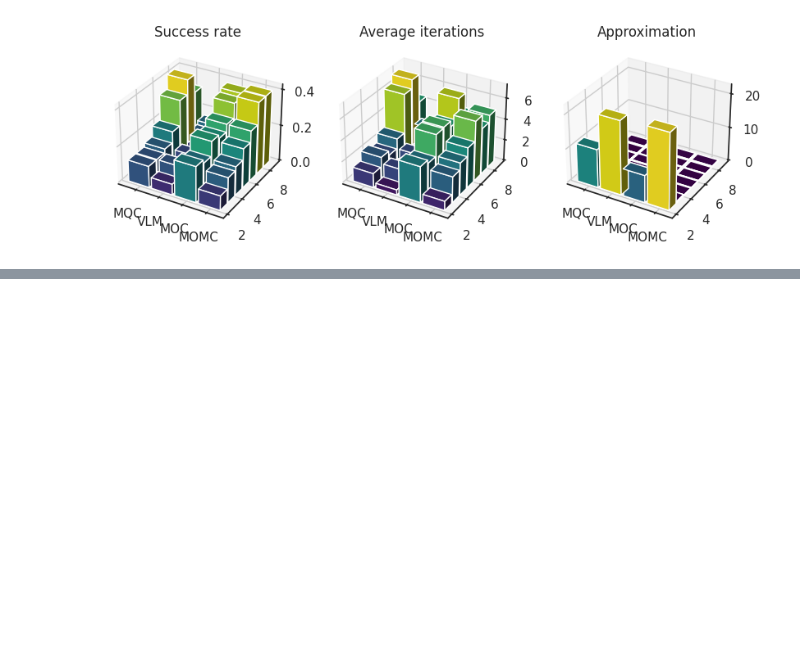
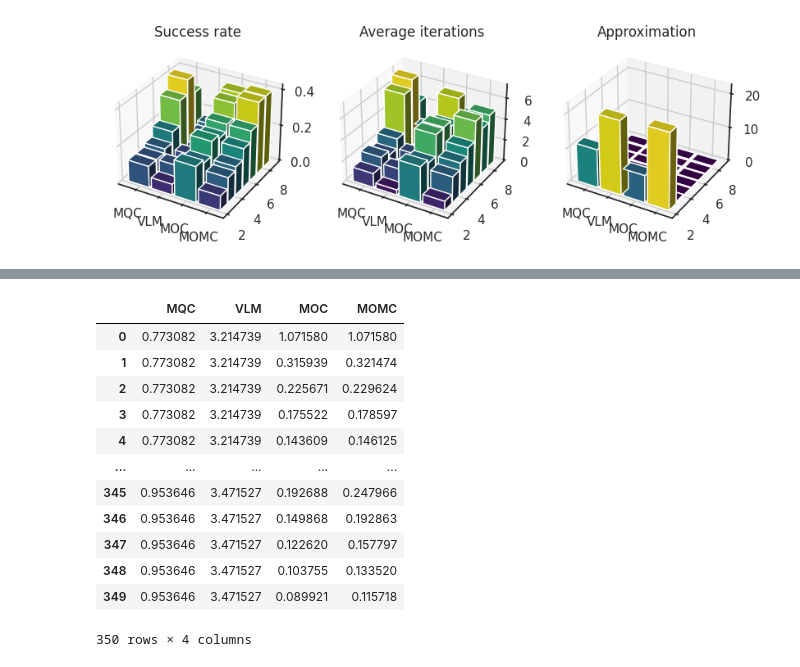
Before and after one commit to boz0nchik/QAOA, a Jupyter notebook: penalty_analyze.ipynb, the cells around one changed output, grey strips where cells are left out. Cells and saved outputs as stored; diff of their text form; code cells hidden in the pictures; blank space fills up the shorter version.

```diff
--- a/penalty_analyze.ipynb
+++ b/penalty_analyze.ipynb
@@ -264,0 +240,41 @@ ypos : [2 3 4 5 6 7 8 2 3 4 5 6 7 8 2 3 4 5 6 7 8 2 3 4 5 6 7 8]
+# %%
+from matplotlib import pyplot as plt
+import seaborn as sns
+from preparator import Preparator
+
+sns.set_style('white')
+
+template = pd.read_csv('data/template_penalty.csv')
+size = Config['size']
+ansatz = Config['ansatz']
+stepsize = Config['stepsize']
+shots = Config['shots']
+
+source = 'data/penalty/Penalty_size_{size}_penalty_{penalty}_ansatz_{ansatz}_stepsize_{stepsize}_shots_{shots}.csv'
+
+
+ids = range(1,351)
+
+data = {}
+
+for penalty in Config['penalty_list']:
+    data[penalty] = []
+
+prep = Preparator()
+
+
+for penalty in Config['penalty_list']:
+
+    log = Logger(template, log_path = source.format(size = Config['size'], penalty = penalty, ansatz = Config['ansatz'], stepsize = Config['stepsize'], shots = Config['shots']))
+
+    #print(penalty)
+    for id in ids:
+        line = log.read(id)
+        matrix = line['Matrix (mat)']
+        #print(matrix)
+        budget = line['Budget (flt)']
+        penalty = line['Penalty (str)']
+        print(f'{budget} | {id}')
+        data[penalty].append(penalty_weight(matrix, budget, type = penalty))
+
+plt.show()
@@ -264,0 +299,16 @@ ypos : [2 3 4 5 6 7 8 2 3 4 5 6 7 8 2 3 4 5 6 7 8 2 3 4 5 6 7 8]
+# %%
+pd.DataFrame(data)
+# %% [output]
+|  | MQC | VLM | MOC | MOMC |
+| 0 | 0.773082 | 3.214739 | 1.071580 | 1.071580 |
+| 1 | 0.773082 | 3.214739 | 0.315939 | 0.321474 |
+| 2 | 0.773082 | 3.214739 | 0.225671 | 0.229624 |
+| 3 | 0.773082 | 3.214739 | 0.175522 | 0.178597 |
+| 4 | 0.773082 | 3.214739 | 0.143609 | 0.146125 |
+| ... | ... | ... | ... | ... |
+| 345 | 0.953646 | 3.471527 | 0.192688 | 0.247966 |
+| 346 | 0.953646 | 3.471527 | 0.149868 | 0.192863 |
+| 347 | 0.953646 | 3.471527 | 0.122620 | 0.157797 |
+| 348 | 0.953646 | 3.471527 | 0.103755 | 0.133520 |
+| 349 | 0.953646 | 3.471527 | 0.089921 | 0.115718 |
+350 rows × 4 columns
```
Also changed, not shown: parts of 9 cells of this notebook, 2 other files.
